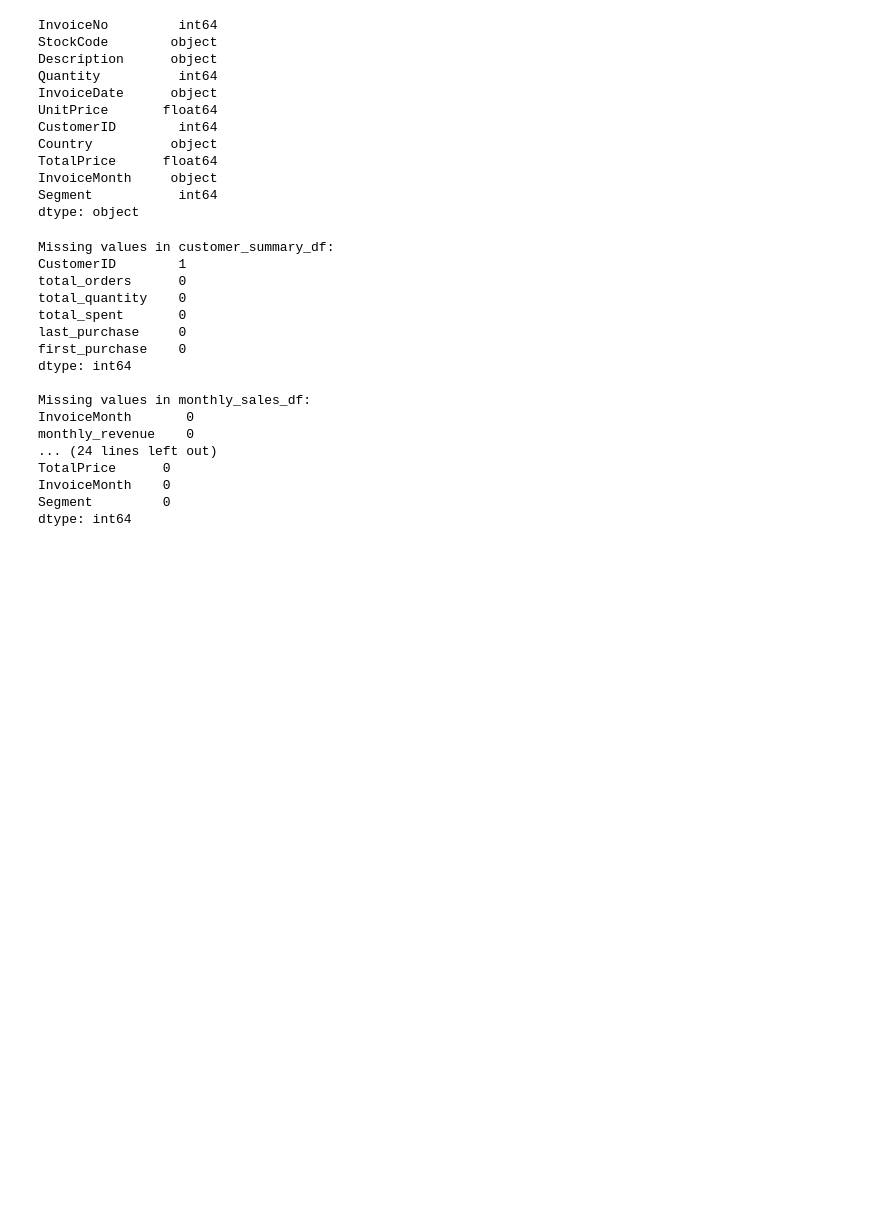
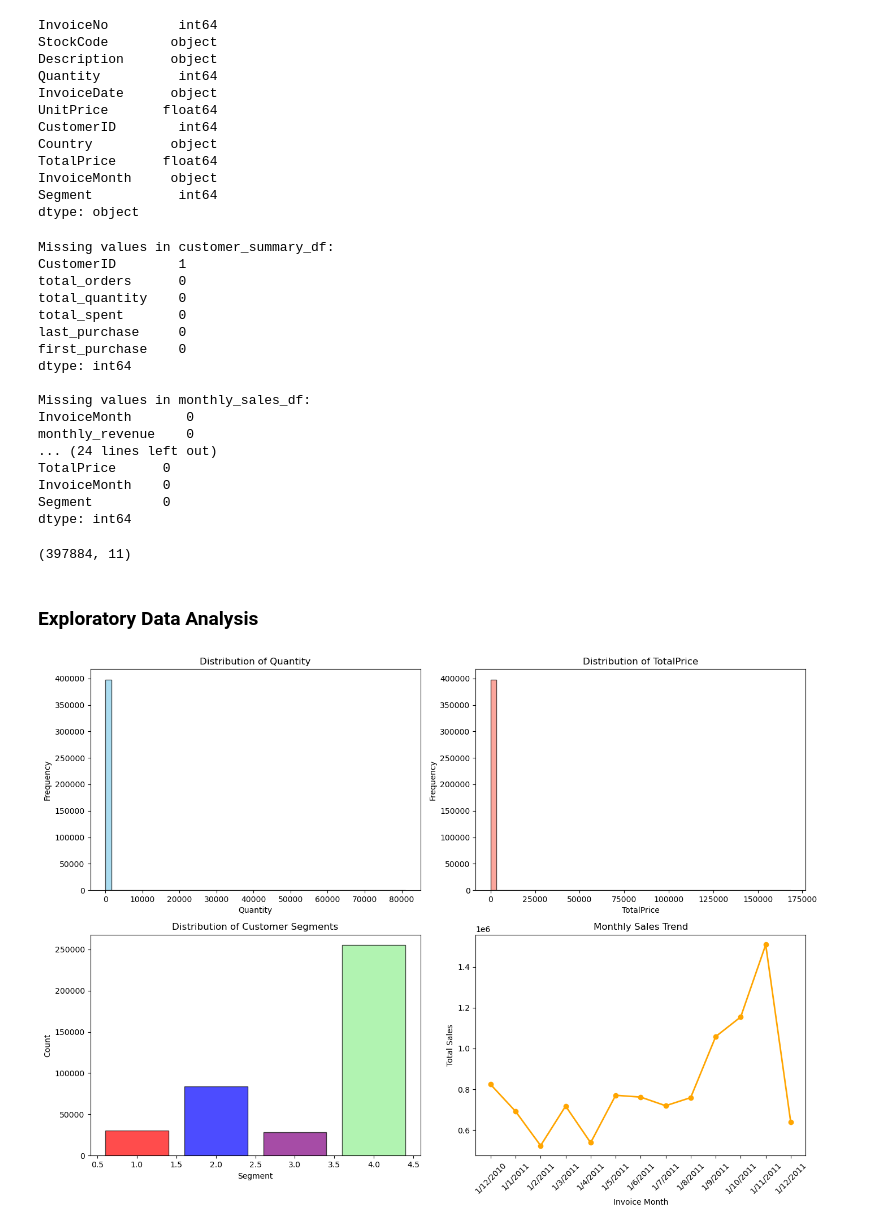
Before and after one commit to Kevan-Muthomi/Online-Customer-Segmentation-Project, a Jupyter notebook: project files/Online Customer Segmentation.ipynb, the cells around one changed output. Drawn from its saved outputs; the diff is of its cells as text; code cells hidden in the pictures; blank space fills up the shorter version.

Commit message:
Added Visualizations

```diff
--- a/project files/Online Customer Segmentation.ipynb
+++ b/project files/Online Customer Segmentation.ipynb
@@ -155,3 +156,44 @@ retail_cleaned_df = retail_cleaned_df.dropna()
 # %%
 # Remove rows with negative quantity or price in retail_cleaned_df
 retail_cleaned_df = retail_cleaned_df[(retail_cleaned_df['Quantity'] > 0) & (retail_cleaned_df['TotalPrice'] > 0)]
+# %%
+## Remove rows with missing CustomerID in retail_segmented_df
+retail_segmented_df = retail_segmented_df.dropna(subset=['CustomerID'])
+# %%
+retail_segmented_df.shape
+# %% [output]
+(397884, 11)
+# %% [markdown]
+### Exploratory Data Analysis
+# %%
+fig, axes = plt.subplots(2, 2, figsize=(14, 10))
+
+# Quantity Distribution
+axes[0, 0].hist(retail_cleaned_df['Quantity'], bins=50, color='skyblue', edgecolor='black', alpha=0.7)
+axes[0, 0].set_title('Distribution of Quantity')
+axes[0, 0].set_xlabel('Quantity')
+axes[0, 0].set_ylabel('Frequency')
+
+# TotalPrice Distribution
+axes[0, 1].hist(retail_cleaned_df['TotalPrice'], bins=50, color='salmon', edgecolor='black', alpha=0.7)
+axes[0, 1].set_title('Distribution of TotalPrice')
+axes[0, 1].set_xlabel('TotalPrice')
+axes[0, 1].set_ylabel('Frequency')
+
+# Customer Segments Distribution
+axes[1, 0].bar(retail_segmented_df['Segment'].value_counts().index, retail_segmented_df['Segment'].value_counts().values, color=['lightgreen','blue','red','purple'], edgecolor='black', alpha=0.7)
+axes[1, 0].set_title('Distribution of Customer Segments')
+axes[1, 0].set_xlabel('Segment')
+axes[1, 0].set_ylabel('Count')
+
+# Monthly Sales Trend
+axes[1, 1].plot(monthly_sales_df['InvoiceMonth'], monthly_sales_df['monthly_revenue'], marker='o', color='orange', linewidth=2)
+axes[1, 1].set_title('Monthly Sales Trend')
+axes[1, 1].set_xlabel('Invoice Month')
+axes[1, 1].set_ylabel('Total Sales')
+axes[1, 1].tick_params(axis='x', rotation=45)
+
+plt.tight_layout()
+plt.show()
+# %% [output]
+[figure, added]
```
Also changed, not shown: parts of 1 cell of this notebook.
